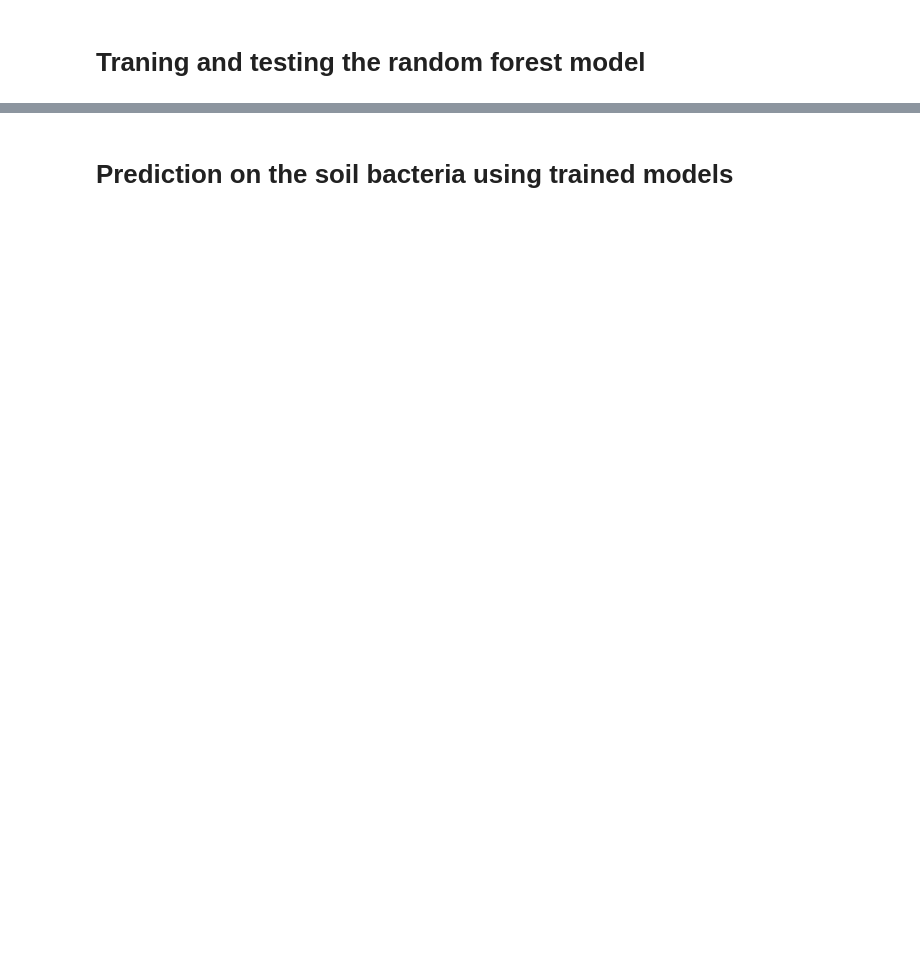
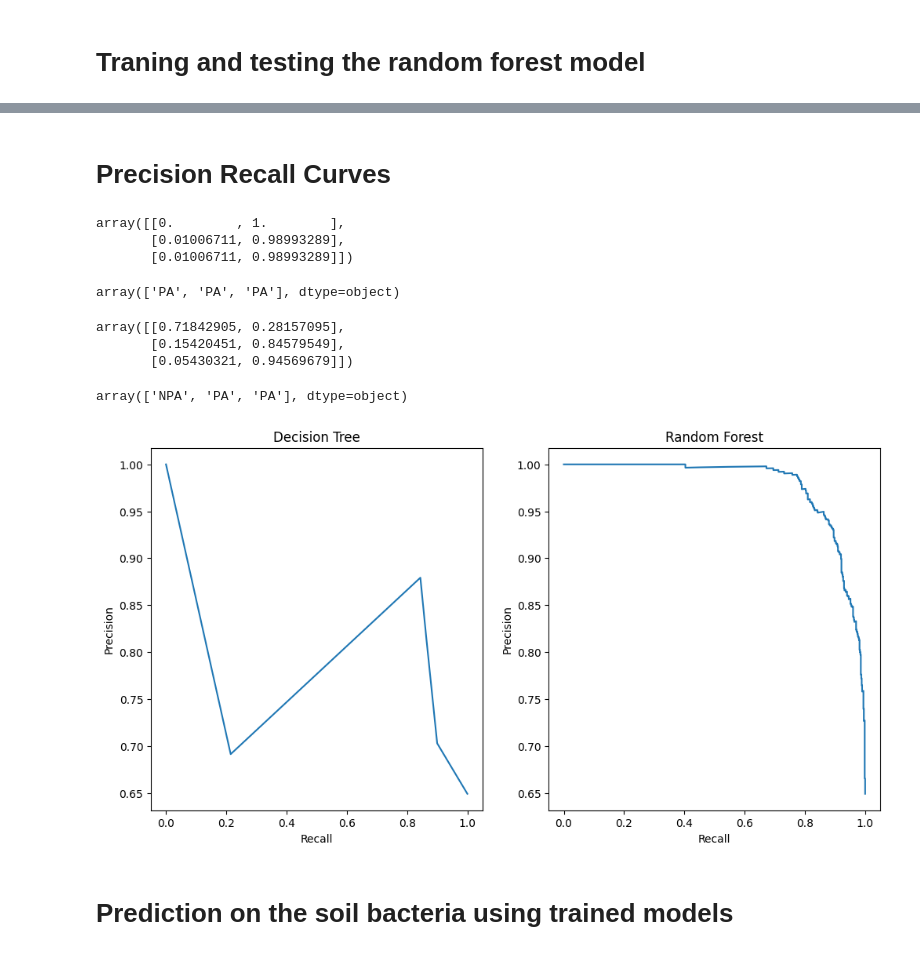
Before and after one commit to ajlukasiewicz/Team_9_MacLearn, a Jupyter notebook: decisionTree_randomForest.ipynb, the cells around one changed output, grey strips where cells are left out. Saved outputs shown, nothing was run; the diff lists cells and outputs as text; code cells hidden in the pictures; blank space fills up the shorter version.

```diff
--- a/decisionTree_randomForest.ipynb
+++ b/decisionTree_randomForest.ipynb
@@ -238,0 +212,3 @@ plt.show()
+# %%
+for i, value in enumerate(accuracies):
+  print(i+1, value)
@@ -321,3 +342,43 @@ COG4213    0.006281
 dtype: float64
+# %% [markdown]
+# Precision Recall Curves
+# %%
+clf1.predict_proba(X_test)[:3]
+# %% [output]
+array([[0.        , 1.        ],
+       [0.01006711, 0.98993289],
+       [0.01006711, 0.98993289]])
+# %%
+clf1.predict(X_test)[:3]
+# %% [output]
+array(['PA', 'PA', 'PA'], dtype=object)
+# %%
+clf2.predict_proba(X_test)[:3]
+# %% [output]
+array([[0.71842905, 0.28157095],
+       [0.15420451, 0.84579549],
+       [0.05430321, 0.94569679]])
+# %%
+clf2.predict(X_test)[:3]
+# %% [output]
+array(['NPA', 'PA', 'PA'], dtype=object)
+# %%
+precision_1, recall_1, thresholds_1 = precision_recall_curve(y_test, clf1.predict_proba(X_test)[:,0], pos_label="NPA")
+precision_2, recall_2, thresholds_2 = precision_recall_curve(y_test, clf2.predict_proba(X_test)[:,0], pos_label="NPA")
+# %%
+fig, ax = plt.subplots(1,2, figsize=(12, 6))
+
+ax[0].plot(recall_1, precision_1)
+ax[0].set_title("Decision Tree")
+ax[1].plot(recall_2, precision_2)
+ax[1].set_title("Random Forest")
+ax[0].set_xlabel("Recall")
+ax[0].set_ylabel("Precision")
+ax[1].set_xlabel("Recall")
+ax[1].set_ylabel("Precision")
+
+plt.show()
+# %% [output]
+[figure, added]
 # %% [markdown]
 # Prediction on the soil bacteria using trained models
```
Also changed, not shown: parts of 36 cells of this notebook.
